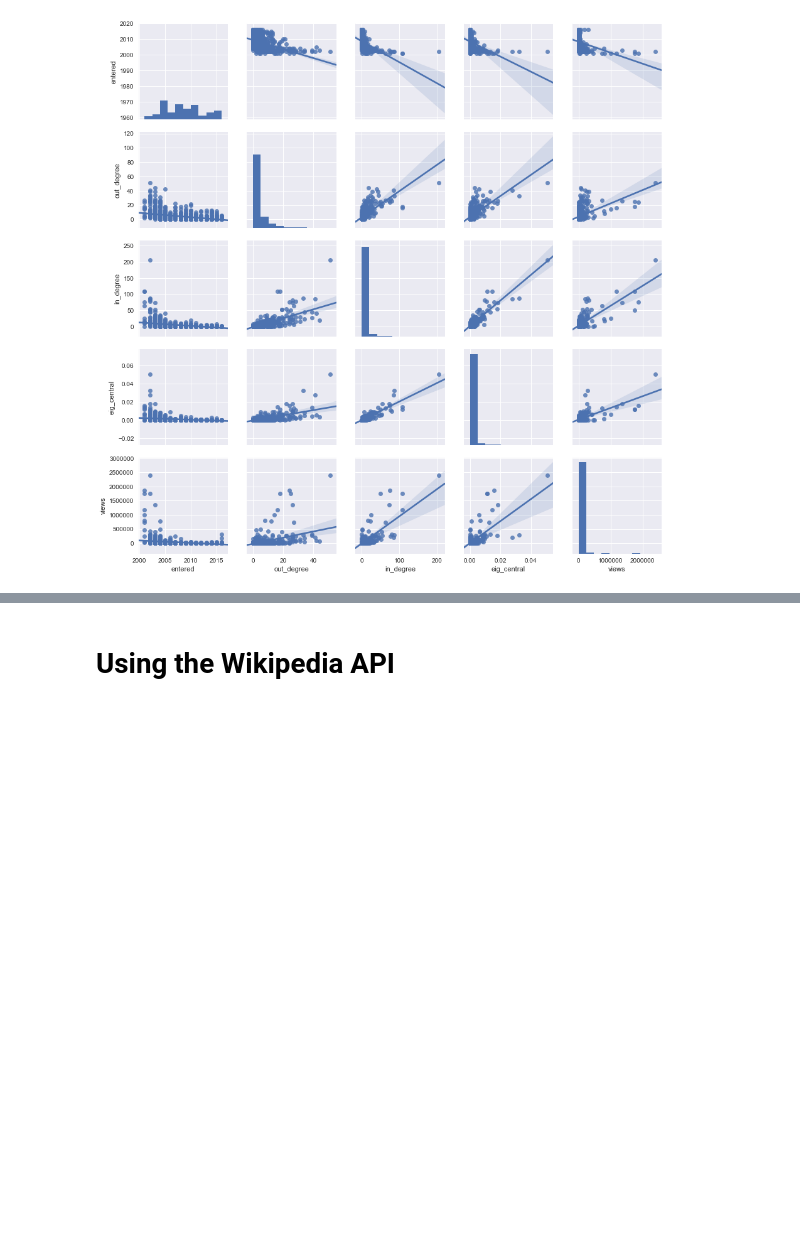
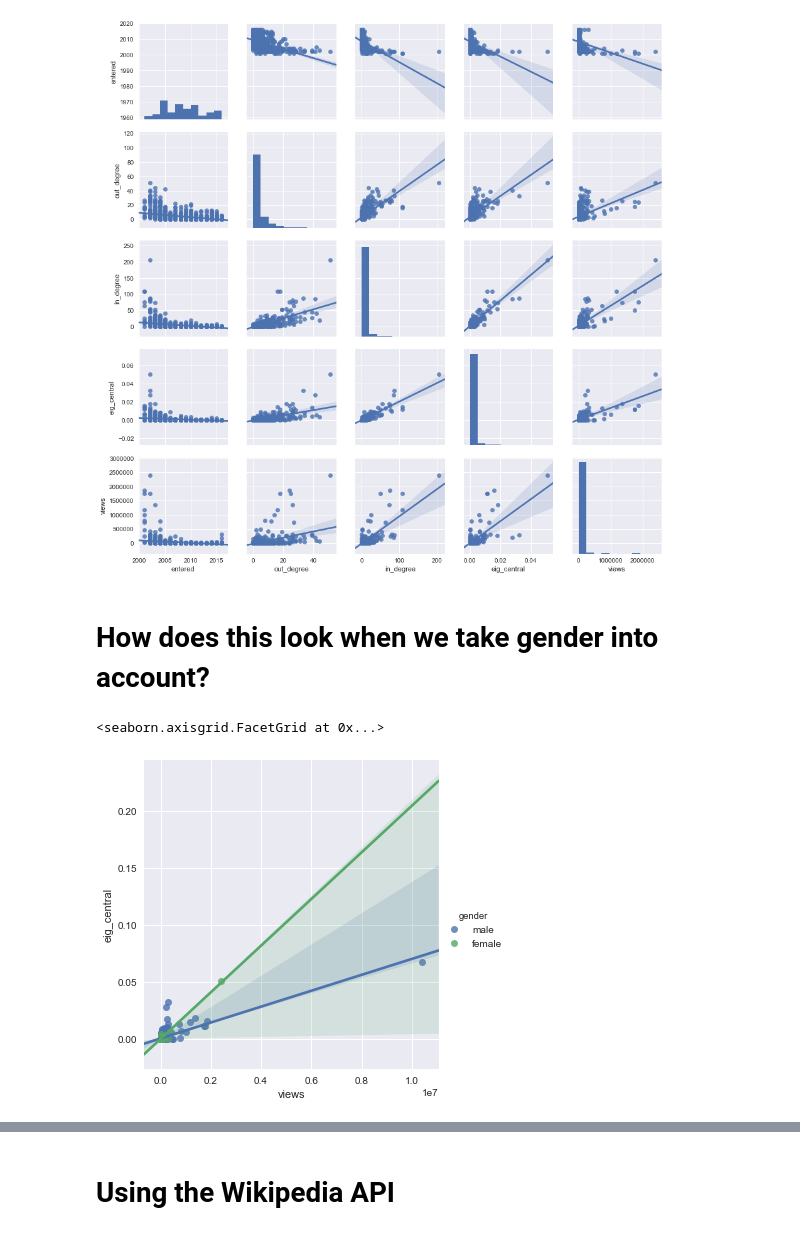
Before and after one commit to Muflhi01/workshop_girls_day, a Jupyter notebook: wikipedia_politician_networks.ipynb, the cells around one changed output, grey strips where cells are left out. Drawn from its saved outputs; the diff is of its cells as text; code cells hidden in the pictures; blank space fills up the shorter version.

```diff
--- a/wikipedia_politician_networks.ipynb
+++ b/wikipedia_politician_networks.ipynb
@@ -151,3 +184,10 @@ sns.pairplot(data2, kind='reg')
 # %% [output]
 <seaborn.axisgrid.PairGrid at 0x...>
 [figure]
+# %% [markdown]
+# How does this look when we take gender into account?
+# %%
+sns.lmplot("views","eig_central", hue="gender", data=data)
+# %% [output]
+<seaborn.axisgrid.FacetGrid at 0x...>
+[figure, added]
```
Also changed, not shown: parts of 46 cells of this notebook, 3 other files.
